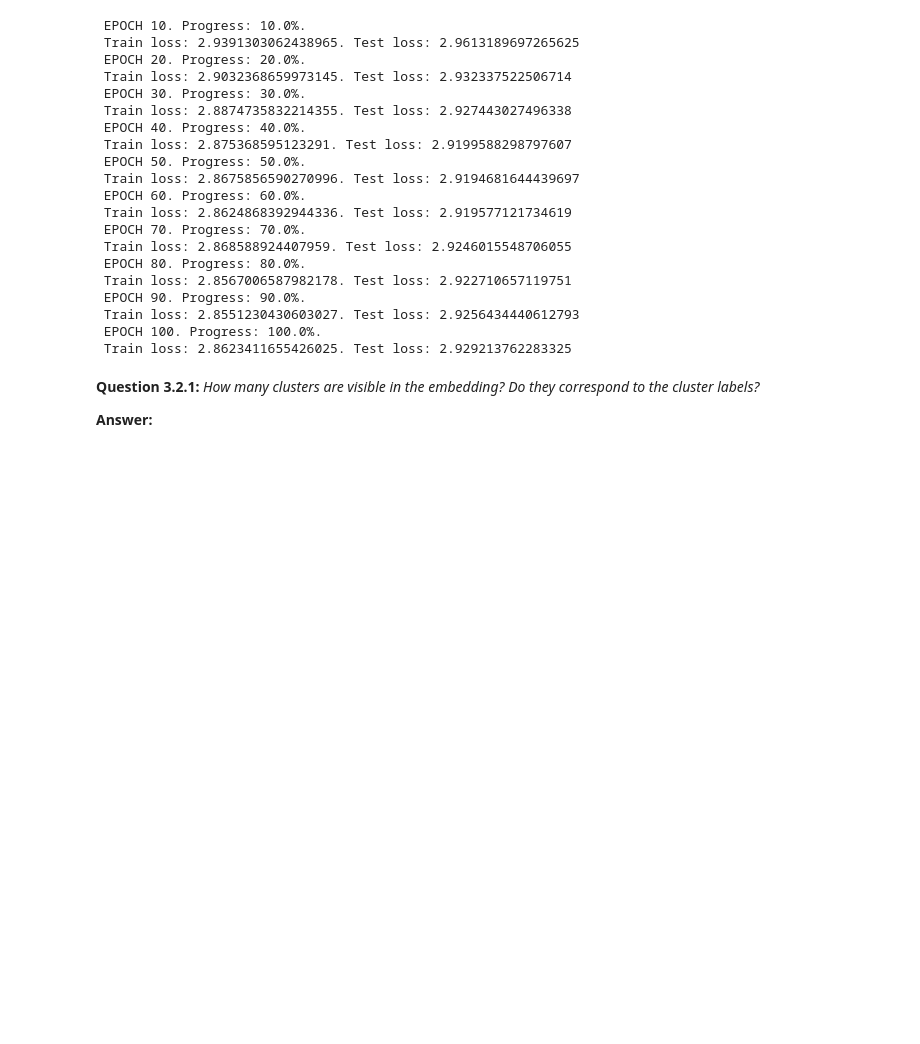
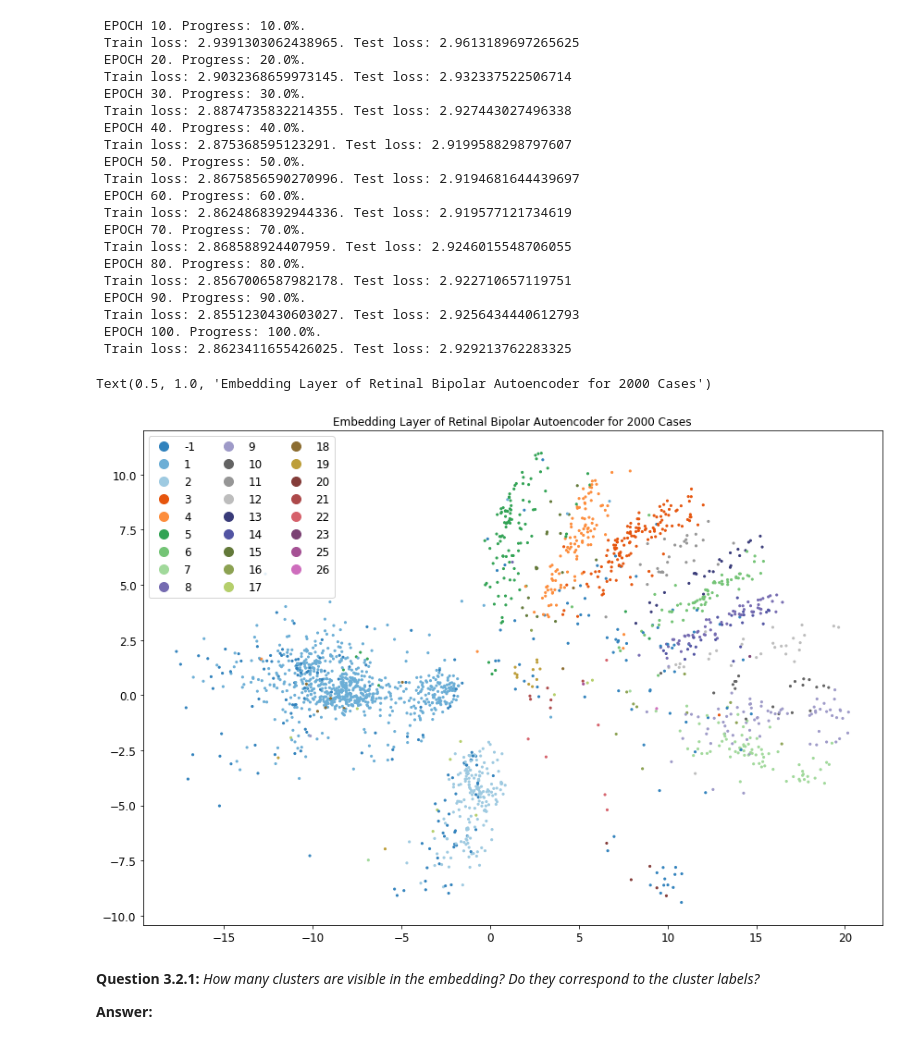
Before and after one commit to seungkyoon/Projects, a Jupyter notebook: Bong_Seungkyoon_ps3_report.ipynb, the cells around one changed output. Cells and saved outputs as stored; diff of their text form; code cells hidden in the pictures; blank space fills up the shorter version.

```diff
--- a/Bong_Seungkyoon_ps3_report.ipynb
+++ b/Bong_Seungkyoon_ps3_report.ipynb
@@ -651,6 +655,31 @@ torch.save(model.state_dict(), '/content/drive/MyDrive/ColabNotebooks/ae_bipolar
  Train loss: 2.8551230430603027. Test loss: 2.9256434440612793
  EPOCH 100. Progress: 100.0%.
  Train loss: 2.8623411655426025. Test loss: 2.929213762283325
+# %%
+# Modification of display_1000 code above
+model = Autoencoder(sizes=[1024, 512, 256, 128, 2], post_activation = nn.Identity())
+model.load_state_dict(torch.load('/content/drive/MyDrive/ColabNotebooks/ae_bipolar.pt'))
+model.eval()
+
+all_outs = np.empty((0, 2))
+all_targets = []
+total_displayed = 0
+for i in range(20):
+  model_input = torch.tensor(data_test[100*i:100*(i+1), :])
+  targets = meta_test[100*i:100*(i+1), 0]
+  out = model.encode(model_input).detach().numpy()
+
+  all_outs = np.vstack((all_outs, out))
+  all_targets.extend(list(map(int, targets)))
+
+  total_displayed += targets.shape[0]
+
+ax = scprep.plot.scatter2d(all_outs, c = all_targets, legend = True, discrete=True,
+                      figsize=(12, 8), cmap=scprep.plot.colors.tab30())
+ax.set_title(f"Embedding Layer of Retinal Bipolar Autoencoder for {total_displayed} Cases")
+# %% [output]
+Text(0.5, 1.0, 'Embedding Layer of Retinal Bipolar Autoencoder for 2000 Cases')
+[figure, added]
 # %% [markdown]
 **Question 3.2.1:** *How many clusters are visible in the embedding? Do they correspond to the cluster labels?*
 
```
Also changed, not shown: parts of 5 cells of this notebook.
